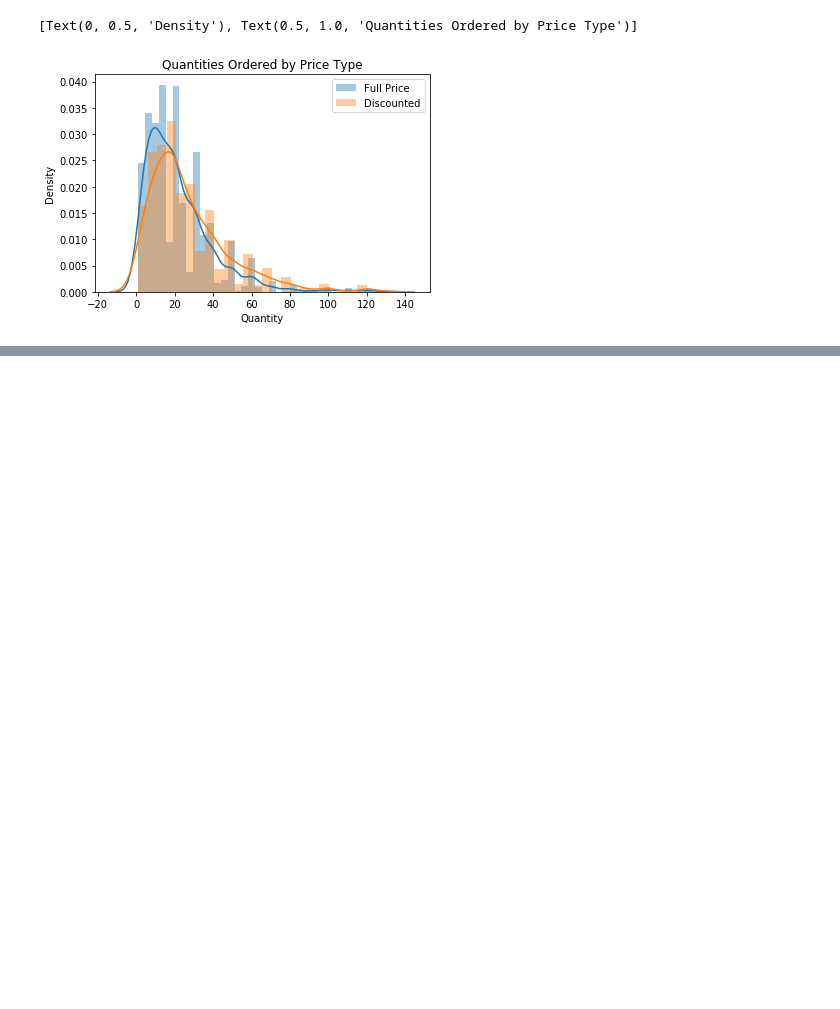
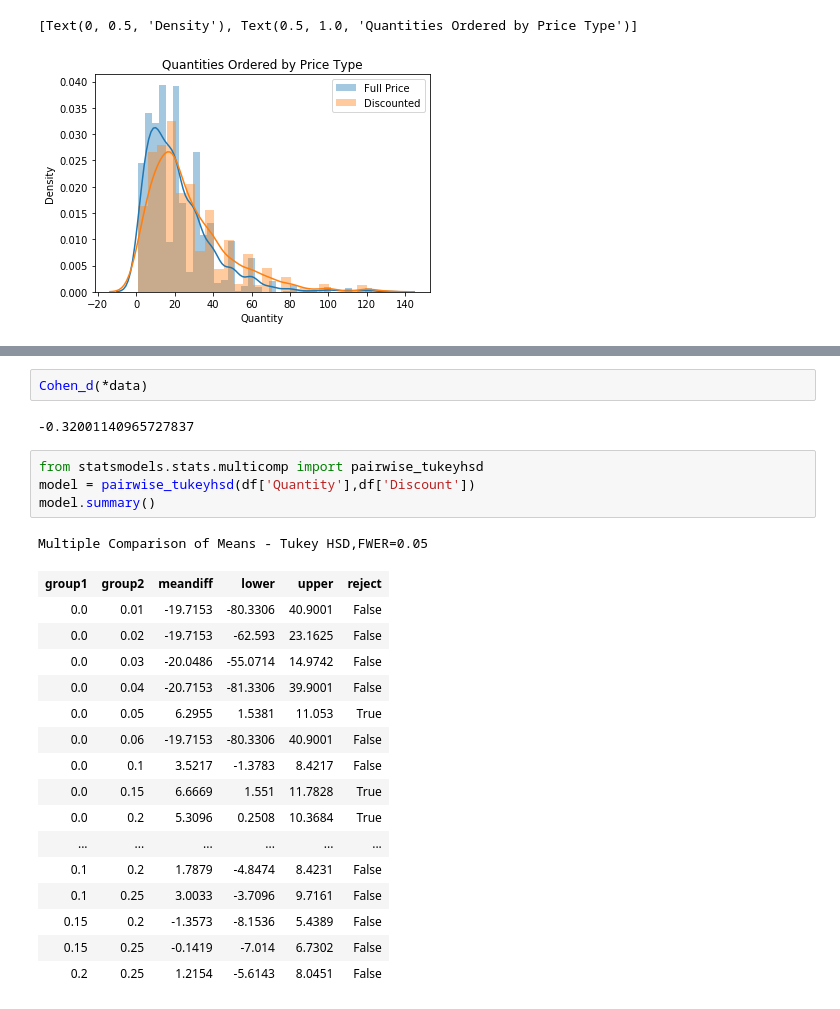
Before and after one commit to jdsmithwes/hypothesis_testing_workflow_python, a Jupyter notebook: student.ipynb, the cells around one changed output, grey strips where cells are left out. Cells and saved outputs as stored; diff of their text form; blank space fills up the shorter version.

```diff
--- a/student.ipynb
+++ b/student.ipynb
@@ -144,0 +211,26 @@ NameError: name 'find_outliers_z' is not defined
+# %%
+Cohen_d(*data)
+# %% [output]
+-0.32001140965727837
+# %%
+from statsmodels.stats.multicomp import pairwise_tukeyhsd
+model = pairwise_tukeyhsd(df['Quantity'],df['Discount'])
+model.summary()
+# %% [output]
+Multiple Comparison of Means - Tukey HSD,FWER=0.05
+| group1 | group2 | meandiff | lower | upper | reject |
+| 0.0 | 0.01 | -19.7153 | -80.3306 | 40.9001 | False |
+| 0.0 | 0.02 | -19.7153 | -62.593 | 23.1625 | False |
+| 0.0 | 0.03 | -20.0486 | -55.0714 | 14.9742 | False |
+| 0.0 | 0.04 | -20.7153 | -81.3306 | 39.9001 | False |
+| 0.0 | 0.05 | 6.2955 | 1.5381 | 11.053 | True |
+| 0.0 | 0.06 | -19.7153 | -80.3306 | 40.9001 | False |
+| 0.0 | 0.1 | 3.5217 | -1.3783 | 8.4217 | False |
+| 0.0 | 0.15 | 6.6669 | 1.551 | 11.7828 | True |
+| 0.0 | 0.2 | 5.3096 | 0.2508 | 10.3684 | True |
+| ... | ... | ... | ... | ... | ... |
+| 0.1 | 0.2 | 1.7879 | -4.8474 | 8.4231 | False |
+| 0.1 | 0.25 | 3.0033 | -3.7096 | 9.7161 | False |
+| 0.15 | 0.2 | -1.3573 | -8.1536 | 5.4389 | False |
+| 0.15 | 0.25 | -0.1419 | -7.014 | 6.7302 | False |
+| 0.2 | 0.25 | 1.2154 | -5.6143 | 8.0451 | False |
```
Also changed, not shown: parts of 15 cells of this notebook.
